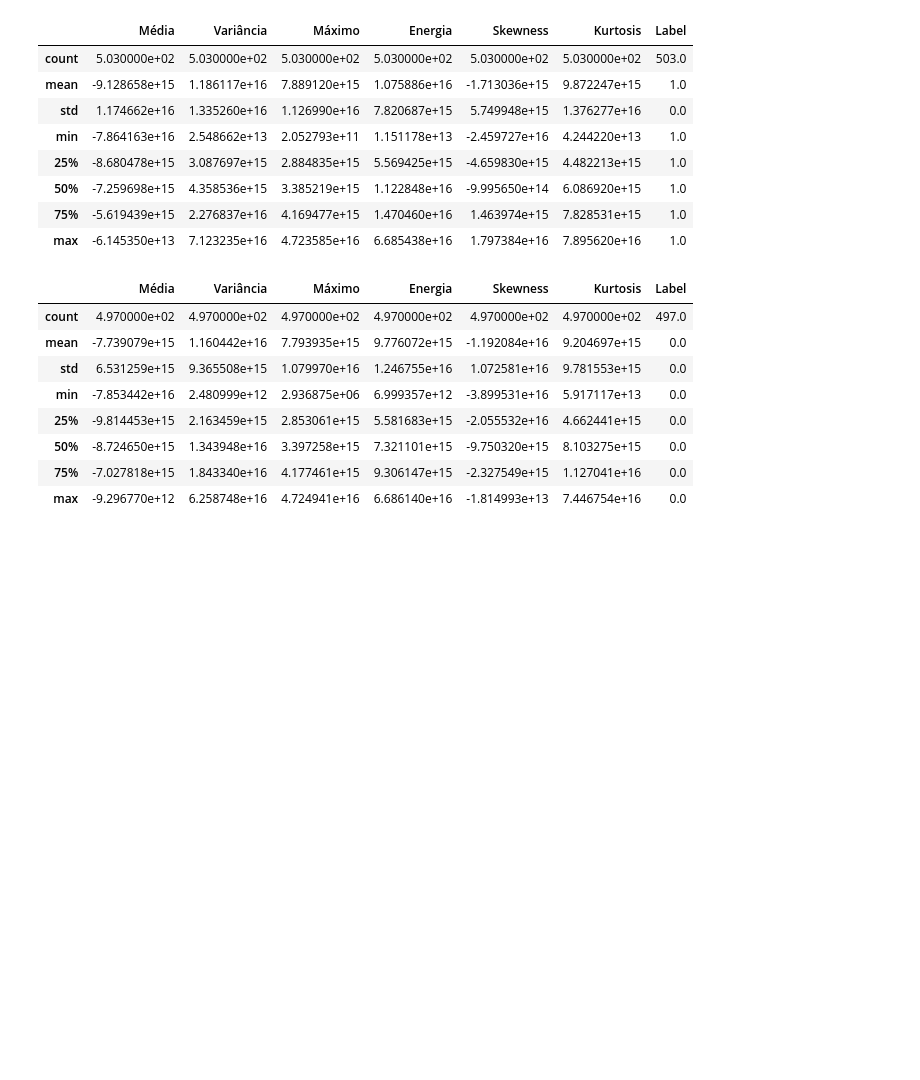
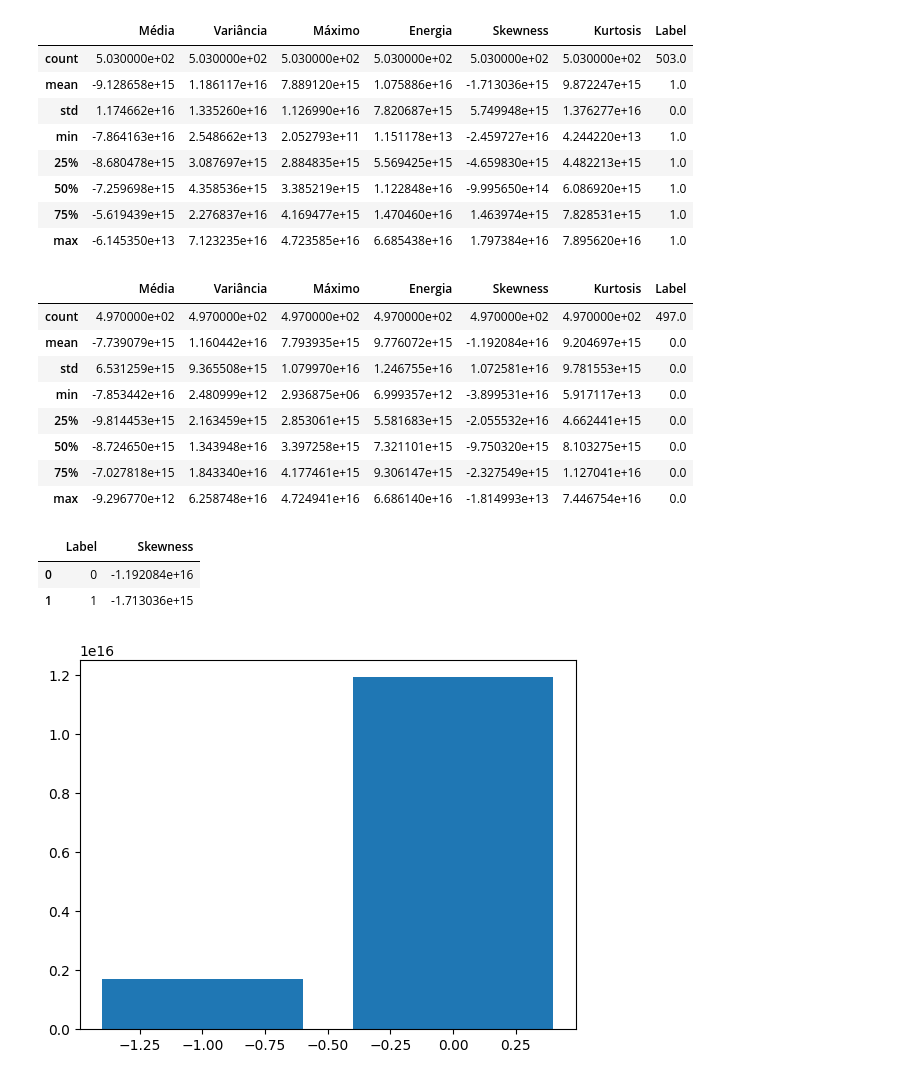
Before and after one commit to andrefsr/Estudos-em-Inteligencia-Artificial, a Jupyter notebook: 3 - Classificação (RegLog, LDA e QDA)/GPR dataset/EDA_gpr.ipynb, the cells around one changed output. Saved outputs shown, nothing was run; the diff lists cells and outputs as text; code cells hidden in the pictures; blank space fills up the shorter version.

```diff
--- a/3 - Classificação (RegLog, LDA e QDA)/GPR dataset/EDA_gpr.ipynb
+++ b/3 - Classificação (RegLog, LDA e QDA)/GPR dataset/EDA_gpr.ipynb
@@ -60,3 +61,15 @@ display(df_sem_cilindro.describe())
 | 50% | -8.724650e+15 | 1.343948e+16 | 3.397258e+15 | 7.321101e+15 | -9.750320e+15 | 8.103275e+15 | 0.0 |
 | 75% | -7.027818e+15 | 1.843340e+16 | 4.177461e+15 | 9.306147e+15 | -2.327549e+15 | 1.127041e+16 | 0.0 |
 | max | -9.296770e+12 | 6.258748e+16 | 4.724941e+16 | 6.686140e+16 | -1.814993e+13 | 7.446754e+16 | 0.0 |
+# %%
+df_skew = df[['Skewness','Label']].groupby('Label',as_index=False).mean()
+display(df_skew)
+
+plt.figure()
+plt.bar(x=-df_skew['Label'],height=-df_skew['Skewness'])
+plt.show()
+# %% [output]
+|  | Label | Skewness |
+| 0 | 0 | -1.192084e+16 |
+| 1 | 1 | -1.713036e+15 |
+[figure, added]
```
Also changed, not shown: parts of 5 cells of this notebook.
